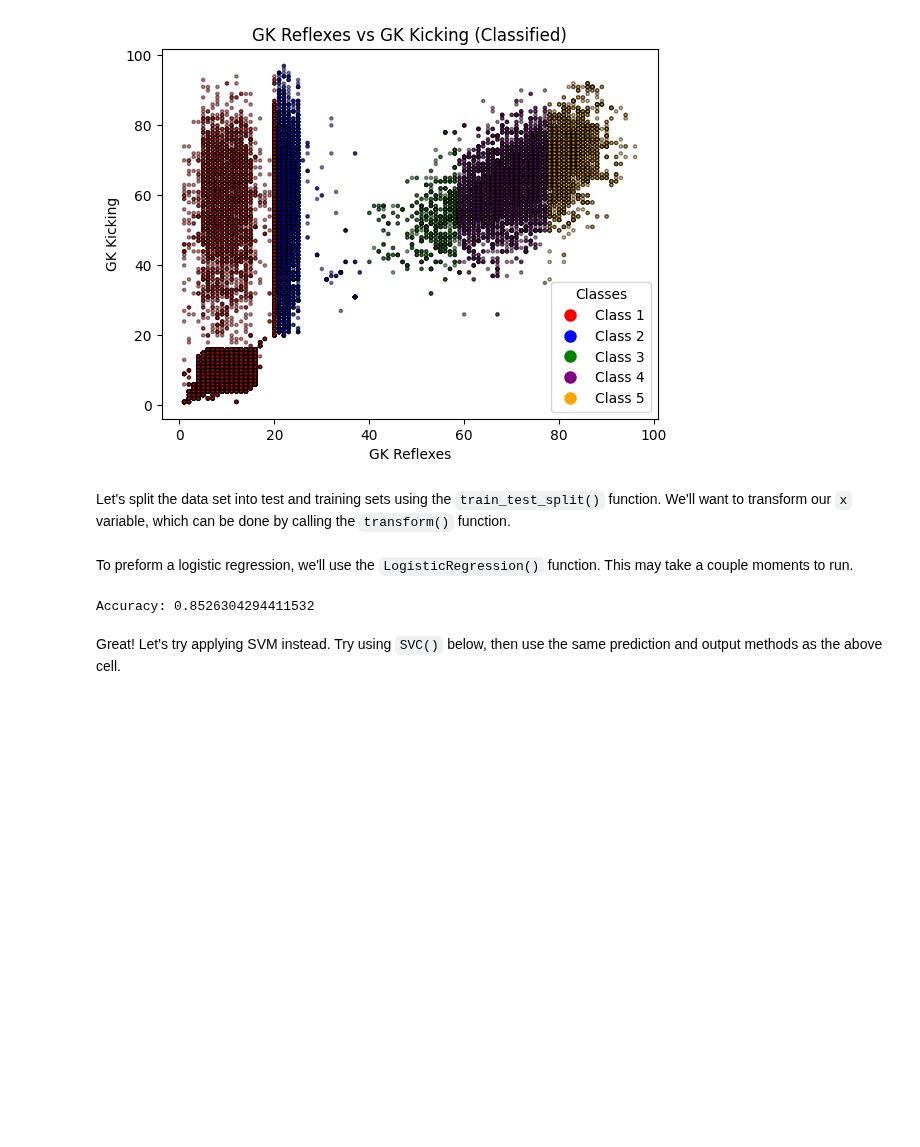
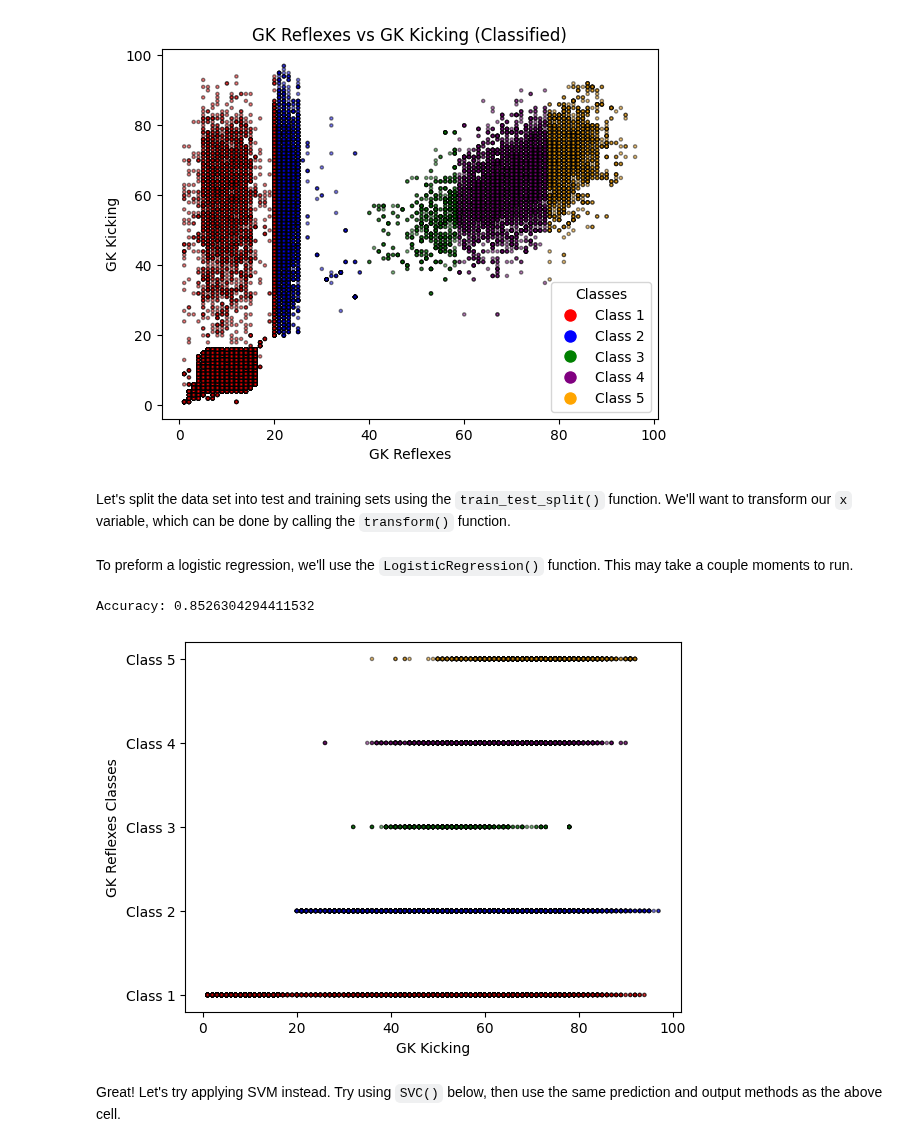
Before and after one commit to omanar1/usable_ai, a Jupyter notebook: Homework/HW7_assignment_m07_classification.ipynb, the cells around one changed output. Cells and saved outputs as stored; diff of their text form; code cells hidden in the pictures; blank space fills up the shorter version.

```diff
--- a/Homework/HW7_assignment_m07_classification.ipynb
+++ b/Homework/HW7_assignment_m07_classification.ipynb
@@ -209,6 +209,14 @@ plt.show()
 [figure]
 # %% [markdown]
 Let's split the data set into test and training sets using the `train_test_split()` function. We'll want to transform our `x` variable, which can be done by calling the `transform()` function.
+# %%
+# To sum up, the classes are just a way to redefine the problem as a classification task
+# (predicting the bin/class for gk_reflexes or gk_kicking ).
+# So x is one of the features and y is the class (e.g., 0,1,2,3 or 4) for the other feature.
+
+classes = pd.cut(player_attr_df['gk_reflexes'], bins=5, labels=['Class 1', 'Class 2', 'Class 3', 'Class 4', 'Class 5'])
+
+x = player_attr_df[['gk_kicking']].values
 # %%
 # 20% for training
 
@@ -227,6 +236,16 @@ y_pred= lr.predict(X_test_std)
 print(f'Accuracy: {accuracy_score(y_test, y_pred)}')
 # %% [output]
 Accuracy: 0.8526304294411532
+# %%
+# Plot the data with colors based on classes
+plt.scatter(x, classes, c=class_colors, alpha=0.5,edgecolors="black", s=5)
+
+plt.xlabel("GK Kicking")
+plt.ylabel("GK Reflexes Classes")
+
+plt.show()
+# %% [output]
+[figure, added]
 # %% [markdown]
 Great! Let's try applying SVM instead. Try using `SVC()` below, then use the same prediction and output methods as the above cell.
 # %%
```
Also changed, not shown: parts of 4 cells of this notebook.
